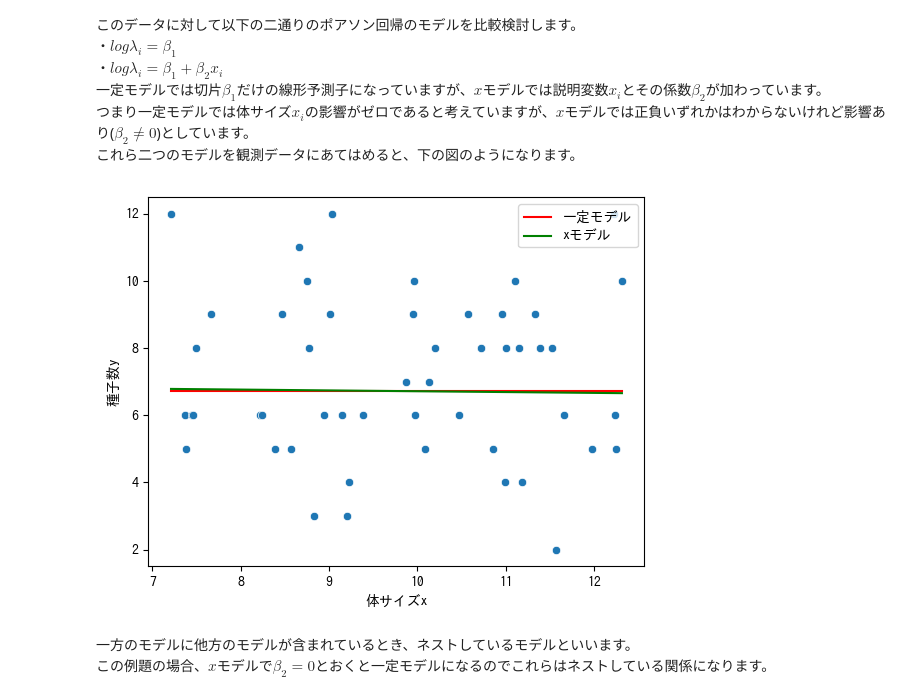
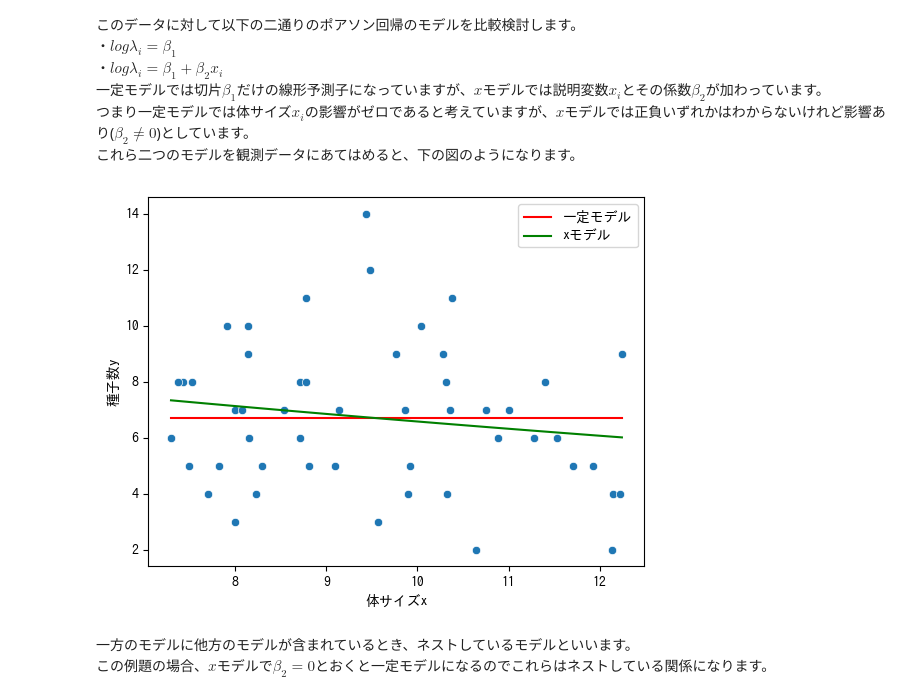
Before and after one commit to ynaoy/kubo-book, a Jupyter notebook: src/chapter4/chapter4.ipynb, the cells around one changed output. Saved outputs shown, nothing was run; the diff lists cells and outputs as text; code cells hidden in the pictures.

Commit message:
chapter4の最後までの学習内容を追加

```diff
--- a/src/chapter4/chapter4.ipynb
+++ b/src/chapter4/chapter4.ipynb
@@ -138,30 +143,30 @@ AICはなぜ統計モデルの予測量をあらわしているのか、その
 # %%
 preds = []
 colors = ["red", "green"]
 labels = ["一定モデル","xモデル"]
 y = data.iloc[:,0]
 x = np.random.uniform(data_chapter3["x"].min(), data_chapter3["x"].max(), 50)
-d = pd.DataFrame({"y":data_chapter3["y"].sample(50).to_numpy(), "x":x})
+d = pd.DataFrame({"y":y, "x":x})
 # 説明変数に切片を追加
 X = sm.add_constant(d["x"])
 
 # 切片項のみのポアソン回帰
 model = sm.GLM(y, X["const"], family=sm.families.Poisson()).fit()
 preds.append(model.predict(X["const"]))
 # xモデルのポアソン回帰
 model_x = sm.GLM(y, X, family=sm.families.Poisson()).fit()
 preds.append(model_x.predict(X))
 
 sns.scatterplot(d, x="x", y="y")
 for pred,color,label in zip(preds, colors, labels):
   x_sorted_idx = np.argsort(d["x"])
   plt.plot(d["x"].iloc[x_sorted_idx], pred.iloc[x_sorted_idx], color=color, label=label)
 plt.xlabel("体サイズx")
 plt.ylabel("種子数y")
 plt.legend(loc="upper right")
 plt.show()
 # %% [output]
-[figure, old version]
+[figure, new version]
 # %% [markdown]
 一方のモデルに他方のモデルが含まれているとき、ネストしているモデルといいます。
 この例題の場合、$x$モデルで$\beta_2=0$とおくと一定モデルになるのでこれらはネストしている関係になります。
```
Also changed, not shown: parts of 12 cells of this notebook.
